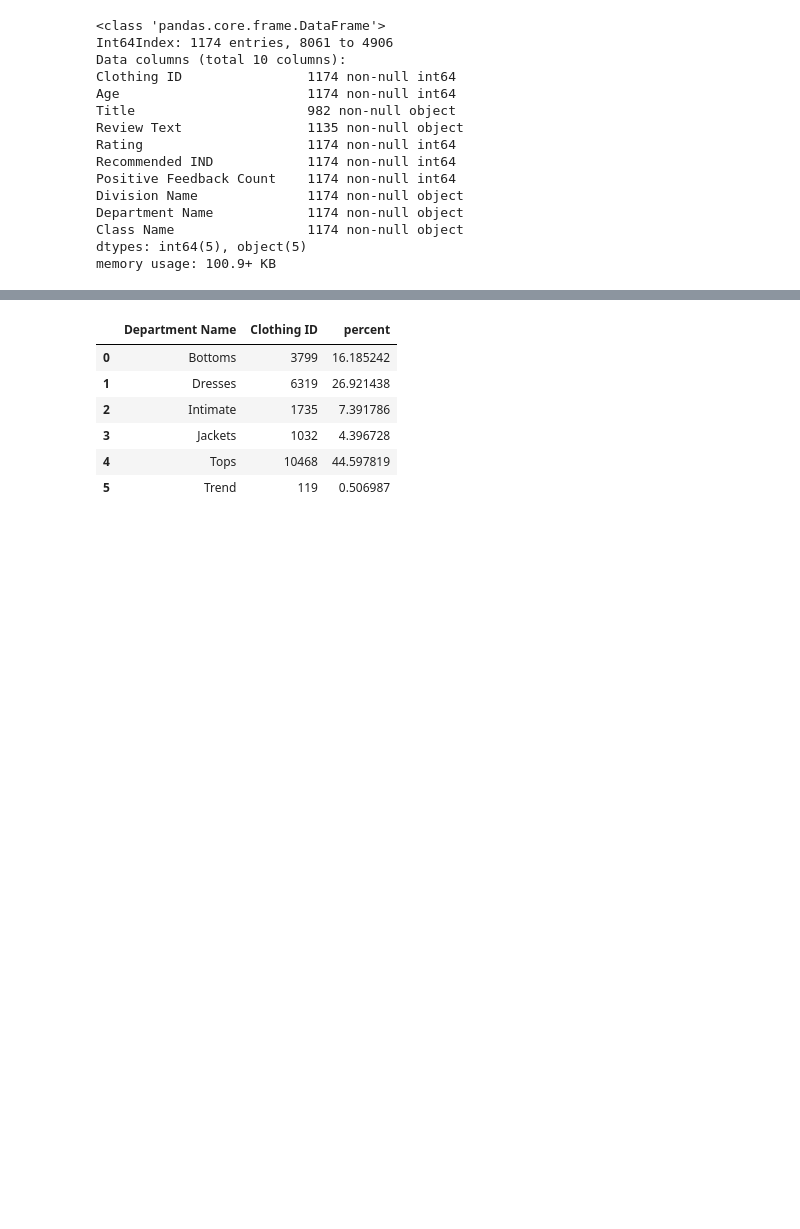
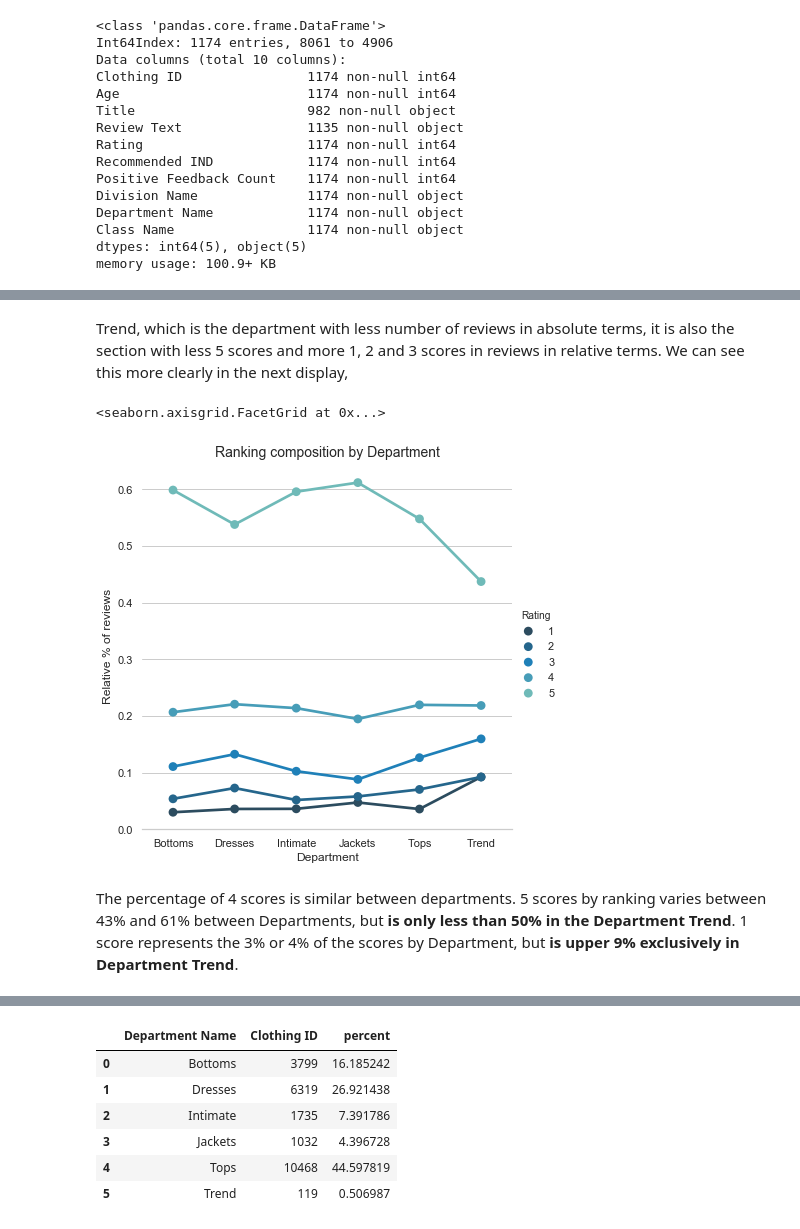
Before and after one commit to Daesparz/Conundrum_17, a Jupyter notebook: Exploratory Data Analysis user reviews.ipynb, the cells around one changed output, grey strips where cells are left out. Cells and saved outputs as stored; diff of their text form; code cells hidden in the pictures; blank space fills up the shorter version.

```diff
--- a/Exploratory Data Analysis user reviews.ipynb
+++ b/Exploratory Data Analysis user reviews.ipynb
@@ -176,3 +218,19 @@ _ = plt.title('Sales by Department and customer age', size=14)
+# %% [markdown]
+Trend, which is the department with less number of reviews in absolute terms, it is also the section with less 5 scores and more 1, 2 and 3 scores in reviews in relative terms. We can see this more clearly in the next display,
+# %%
+g = sns.catplot(x='Department', y='percentage reviews', hue='Rating',
+                capsize=.2, palette="YlGnBu_d", height=6, aspect=1,
+                kind="point", data=d)
+_ = plt.xlabel('Department', size=12)
+_ = plt.ylabel('Relative % of reviews', size=12)
+_ = plt.title('Ranking composition by Department', size=14)
+
+g.despine(left=True)
+# %% [output]
+<seaborn.axisgrid.FacetGrid at 0x...>
+[figure, added]
+# %% [markdown]
+The percentage of 4 scores is similar between departments. 5 scores by ranking varies between 43% and 61% between Departments, but **is only less than 50% in the Department Trend**. 1 score represents the 3% or 4% of the scores by Department, but **is upper 9% exclusively in Department Trend**.
 # %%
 df_review.groupby('Department Name').count()
 # %% [output]
```
Also changed, not shown: parts of 6 cells of this notebook.
